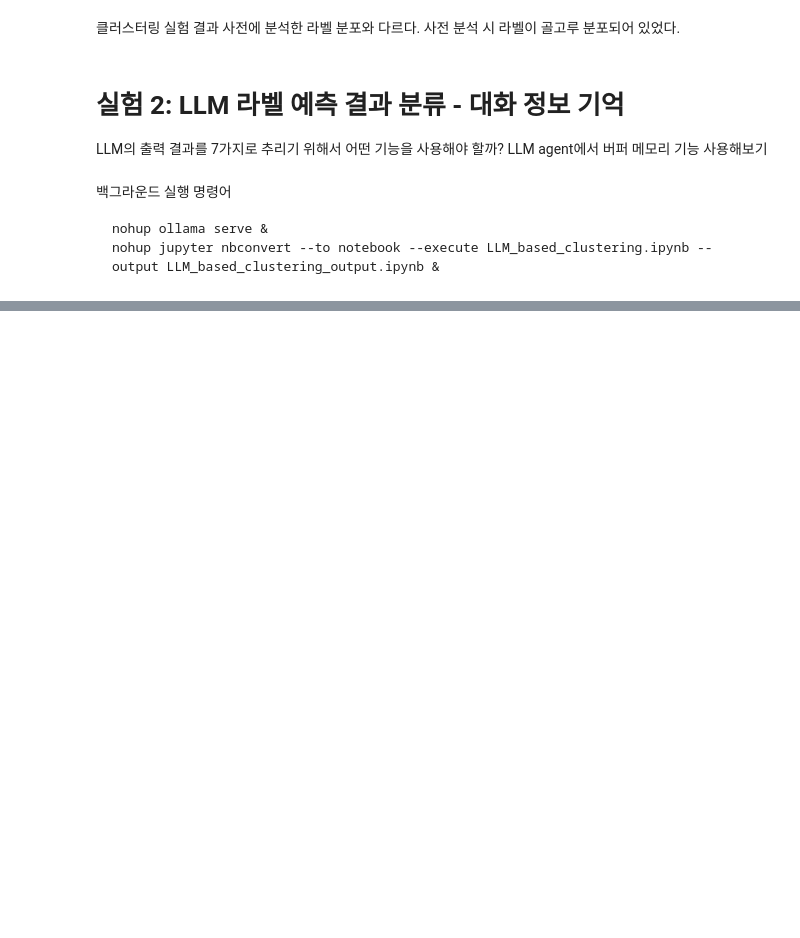
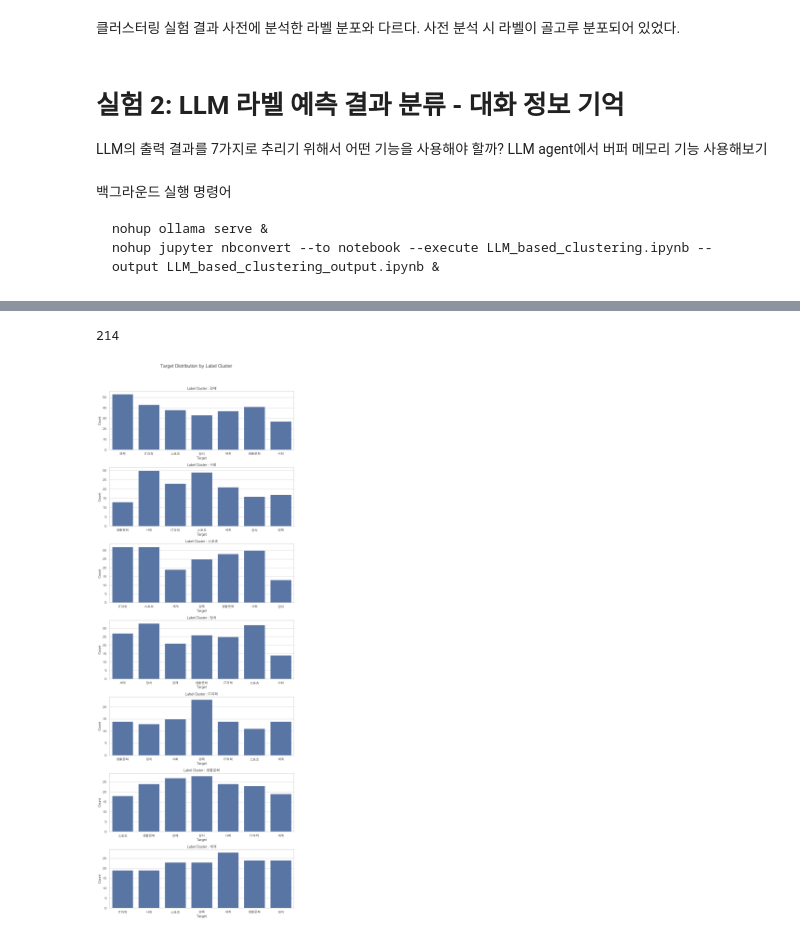
Before and after one commit to boostcampaitech7/level2-nlp-datacentric-nlp-07, a Jupyter notebook: LLM_based_clustering.ipynb, the cells around one changed output, grey strips where cells are left out. Drawn from its saved outputs; the diff is of its cells as text; code cells hidden in the pictures; blank space fills up the shorter version.

Commit message:
feat: EDA gemma2 clustering result

```diff
--- a/LLM_based_clustering.ipynb
+++ b/LLM_based_clustering.ipynb
@@ -319,0 +213,21 @@ Name: count, dtype: int64
+# %%
+clustered_df = pd.read_csv('data/clustered_7_labels.csv')
+
+# ASCII 데이터 예측을 통해 정수 인코딩이 의미하는 실제 카테고리 내용 파악 완료
+clustered_df['target'] = clustered_df['target'].apply(lambda x: {0: '생활문화', 1: '스포츠', 2: '정치', 3: '사회', 4: 'IT과학', 5: '경제', 6: '세계'}.get(x, x))
+
+# 위 실험 결과로 매핑 완료
+clustered_df['label_cluster'] = clustered_df['label_cluster'].apply(
+    lambda x: {
+        "경제": "경제",
+        "스포츠": "스포츠",
+        "정치": "정치",
+        "국제": "세계",
+        "문화": "생활문화",
+        "사회": "사회",
+        "과학": "IT과학",
+    }.get(x, x)
+)
+
+clustered_df = clustered_df[['ID', 'text', 'target', 'label_cluster']]
+clustered_df
@@ -319,0 +248,26 @@ Name: count, dtype: int64
+# %%
+len(clustered_df[clustered_df['target'] == clustered_df['label_cluster']])
+# %% [output]
+214
+# %%
+rc('font', family='AppleGothic')
+plt.rcParams['axes.unicode_minus'] = False
+# %%
+sns.set_theme(style="whitegrid", font='AppleGothic', rc={'axes.unicode_minus': False})
+
+unique_clusters = clustered_df['label_cluster'].unique()
+
+fig, axes = plt.subplots(len(unique_clusters), 1, figsize=(10, len(unique_clusters) * 4))
+fig.suptitle("Target Distribution by Label Cluster", fontsize=16)
+
+for i, cluster in enumerate(unique_clusters):
+    cluster_data = clustered_df[clustered_df['label_cluster'] == cluster]
+    sns.countplot(data=cluster_data, x='target', ax=axes[i])
+    axes[i].set_title(f"Label Cluster: {cluster}")
+    axes[i].set_xlabel("Target")
+    axes[i].set_ylabel("Count")
+
+plt.tight_layout(rect=[0, 0, 1, 0.96])  # Adjust layout to fit title
+plt.show()
+# %% [output]
+[figure, added]
```
Also changed, not shown: parts of 13 cells of this notebook.
